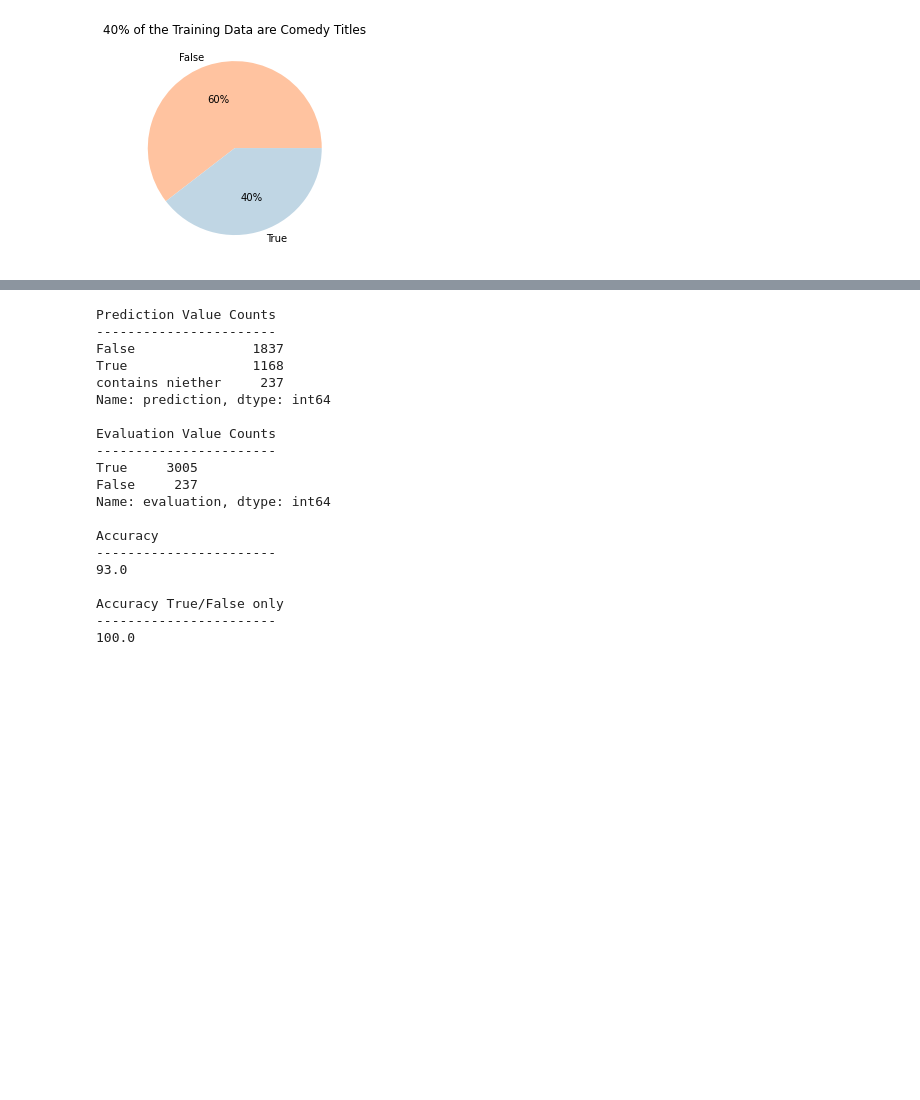
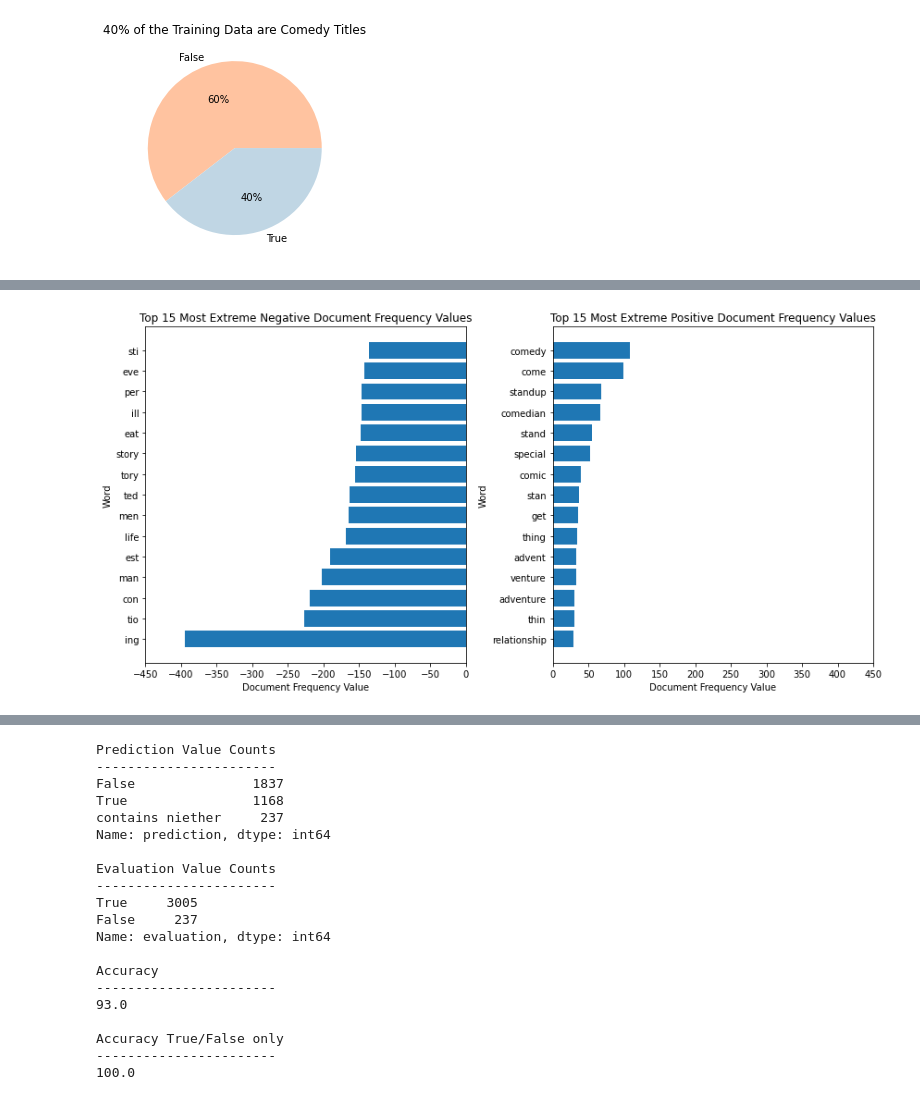
Before and after one commit to Johndsalas/netflix_genre_labeler, a Jupyter notebook: main.ipynb, the cells around one changed output, grey strips where cells are left out. Saved outputs shown, nothing was run; the diff lists cells and outputs as text; code cells hidden in the pictures; blank space fills up the shorter version.

```diff
--- a/main.ipynb
+++ b/main.ipynb
@@ -204 +208,5 @@ e.get_doc_ext(dict(word_freq[-15:]), "Top 15 Most Extreme Positive Document Freq
+# %%
+e.display_ext_values(dict(doc_freq[:15]), "Top 15 Most Extreme Negative Document Frequency Values", dict(doc_freq[-15:]), "Top 15 Most Extreme Positive Document Frequency Values", "Document Frequency Value", "Word", 450)
+# %% [output]
+[figure, added]
 # %% [markdown]
```
Also changed, not shown: parts of 23 cells of this notebook, 1 other file.
